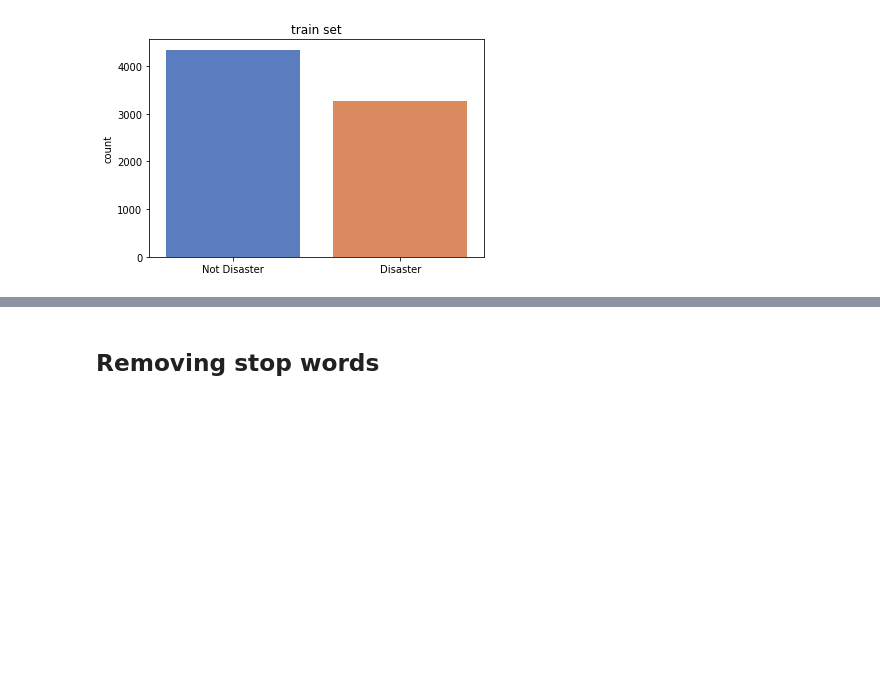
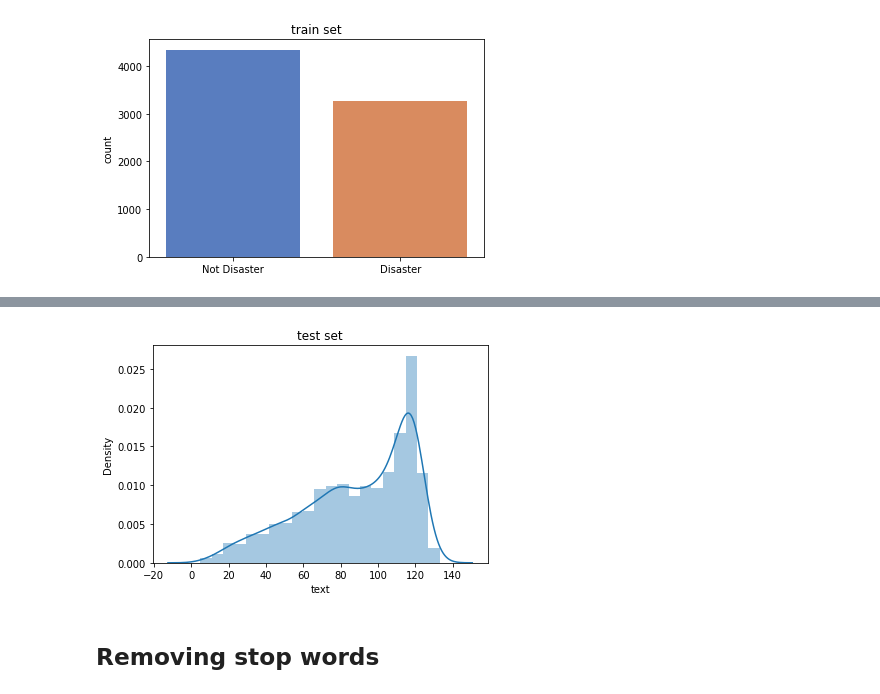
Before and after one commit to gha7all/DataScienceHub, a Jupyter notebook: week-3/disaster_tweets/tweets.ipynb, the cells around one changed output, grey strips where cells are left out. Saved outputs shown, nothing was run; the diff lists cells and outputs as text; code cells hidden in the pictures; blank space fills up the shorter version.

```diff
--- a/week-3/disaster_tweets/tweets.ipynb
+++ b/week-3/disaster_tweets/tweets.ipynb
@@ -116,3 +70,9 @@ plt.bar(x, y)
+# %%
+plt.title('test set')
+sns.distplot(length)
+plt.show()
+# %% [output]
+[figure, added]
 # %% [markdown]
 ## Removing stop words
 # %%
```
Also changed, not shown: parts of 49 cells of this notebook.
